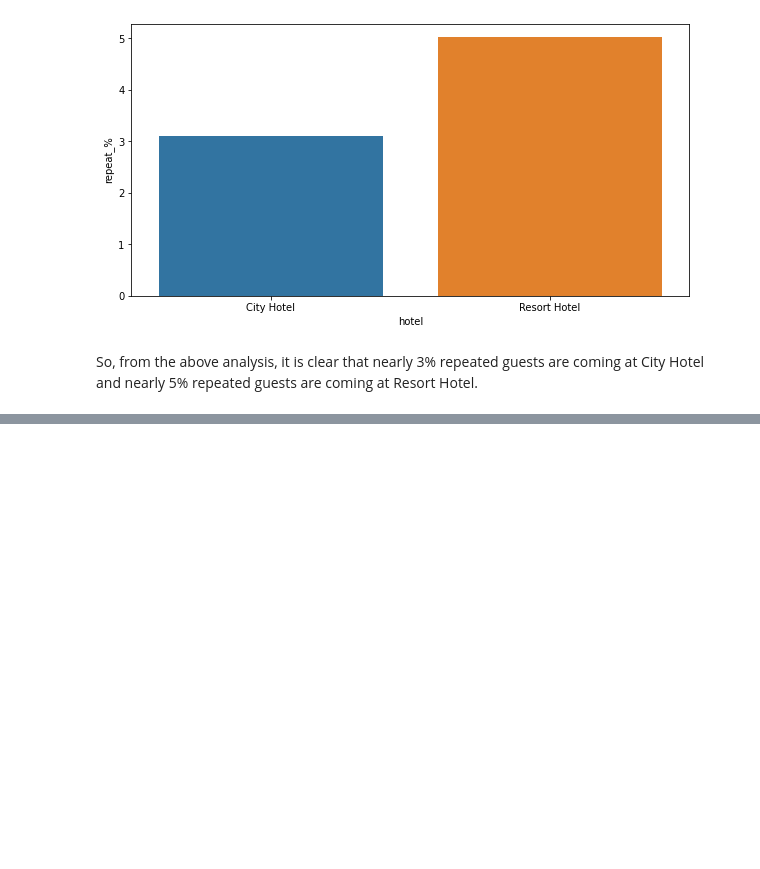
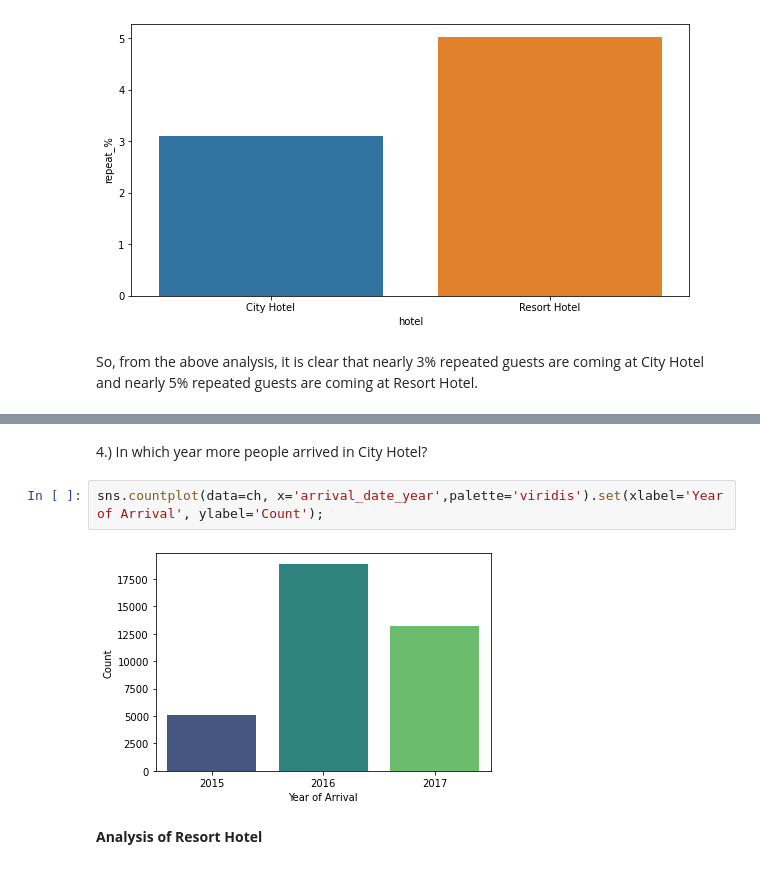
Before and after one commit to MrityunjaySingh18/Hotel-Booking-Analysis, a Jupyter notebook: Copy_of_Hotel_Booking_Analysis_Capstone_Project.ipynb, the cells around one changed output, grey strips where cells are left out. Cells and saved outputs as stored; diff of their text form; blank space fills up the shorter version.

```diff
--- a/Copy_of_Hotel_Booking_Analysis_Capstone_Project.ipynb
+++ b/Copy_of_Hotel_Booking_Analysis_Capstone_Project.ipynb
@@ -299,0 +339,8 @@ So, from the above analysis, it is clear that nearly 3% repeated guests are comi
+# %% [markdown]
+4.) In which year more people arrived in City Hotel?
+# %%
+sns.countplot(data=ch, x='arrival_date_year',palette='viridis').set(xlabel='Year of Arrival', ylabel='Count');
+# %% [output]
+[figure, added]
+# %% [markdown]
+**Analysis of Resort Hotel**
```
Also changed, not shown: parts of 21 cells of this notebook.
